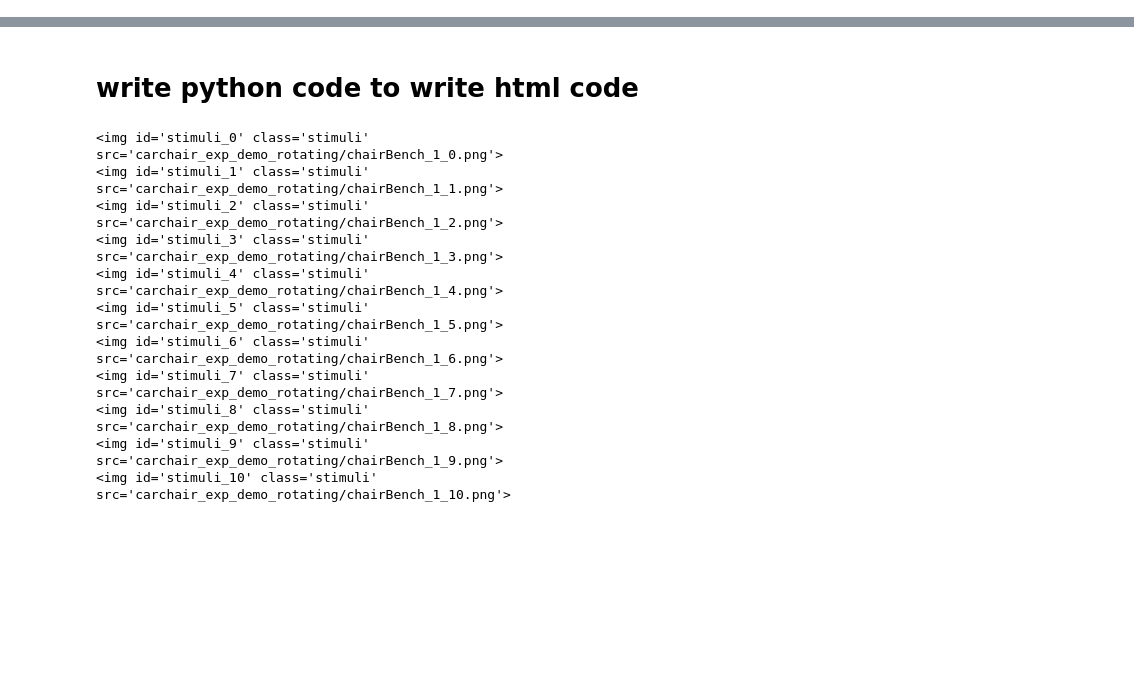
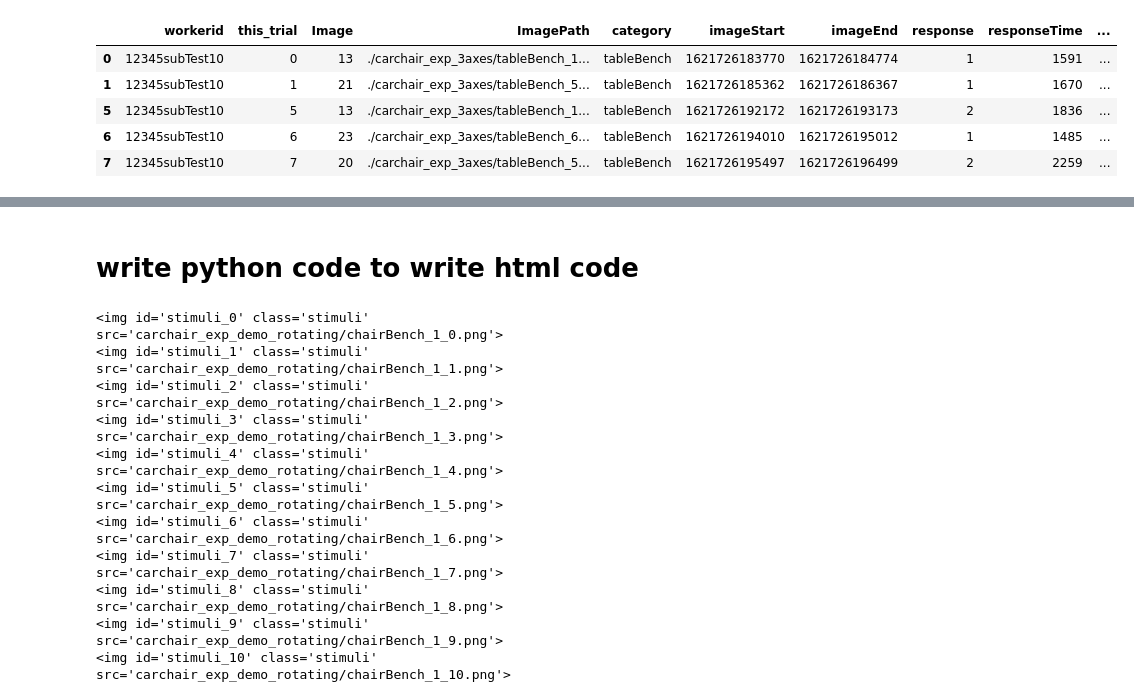
Before and after one commit to ericabusch/rtSynth_rt, a Jupyter notebook: expScripts/catPer/dataAnalysis.ipynb, the cells around one changed output, grey strips where cells are left out. Saved outputs shown, nothing was run; the diff lists cells and outputs as text; code cells hidden in the pictures; blank space fills up the shorter version.

```diff
--- a/expScripts/catPer/dataAnalysis.ipynb
+++ b/expScripts/catPer/dataAnalysis.ipynb
@@ -1,3 +1,34 @@
+# %%
+import pandas as pd
+import os
+import numpy as np
+import scipy.optimize as opt
+import matplotlib.pyplot as plt
+resp=pd.read_csv('/Users/kailong/Desktop/rtEnv/rtSynth_rt/expScripts/catPer/data/catPer_12345subTest10.txt', sep='\t', lineterminator='\n',header=None)
+resp=resp.rename(columns={
+        0:"workerid",
+        1:"this_trial",
+        2:"Image",
+        3:"ImagePath",
+        4:"category",
+        5:"imageStart",
+        6:"imageEnd",
+        7:"response",
+        8:"responseTime",
+        9:"currentTime",
+        10:"ButtonLeft",
+        11:"ButtonRight"
+        })
+
+tableBench=resp.loc[resp['category'] == axis]
+tableBench
+# %% [output]
+|  | workerid | this_trial | Image | ImagePath | category | imageStart | imageEnd | response | responseTime | ... |
+| 0 | 12345subTest10 | 0 | 13 | ./carchair_exp_3axes/tableBench_1... | tableBench | 1621726183770 | 1621726184774 | 1 | 1591 | ... |
+| 1 | 12345subTest10 | 1 | 21 | ./carchair_exp_3axes/tableBench_5... | tableBench | 1621726185362 | 1621726186367 | 1 | 1670 | ... |
+| 5 | 12345subTest10 | 5 | 13 | ./carchair_exp_3axes/tableBench_1... | tableBench | 1621726192172 | 1621726193173 | 2 | 1836 | ... |
+| 6 | 12345subTest10 | 6 | 23 | ./carchair_exp_3axes/tableBench_6... | tableBench | 1621726194010 | 1621726195012 | 1 | 1485 | ... |
+| 7 | 12345subTest10 | 7 | 20 | ./carchair_exp_3axes/tableBench_5... | tableBench | 1621726195497 | 1621726196499 | 2 | 2259 | ... |
 # %%
 import pandas as pd
 import os
```
Also changed, not shown: parts of 9 cells of this notebook, 8 other files.
